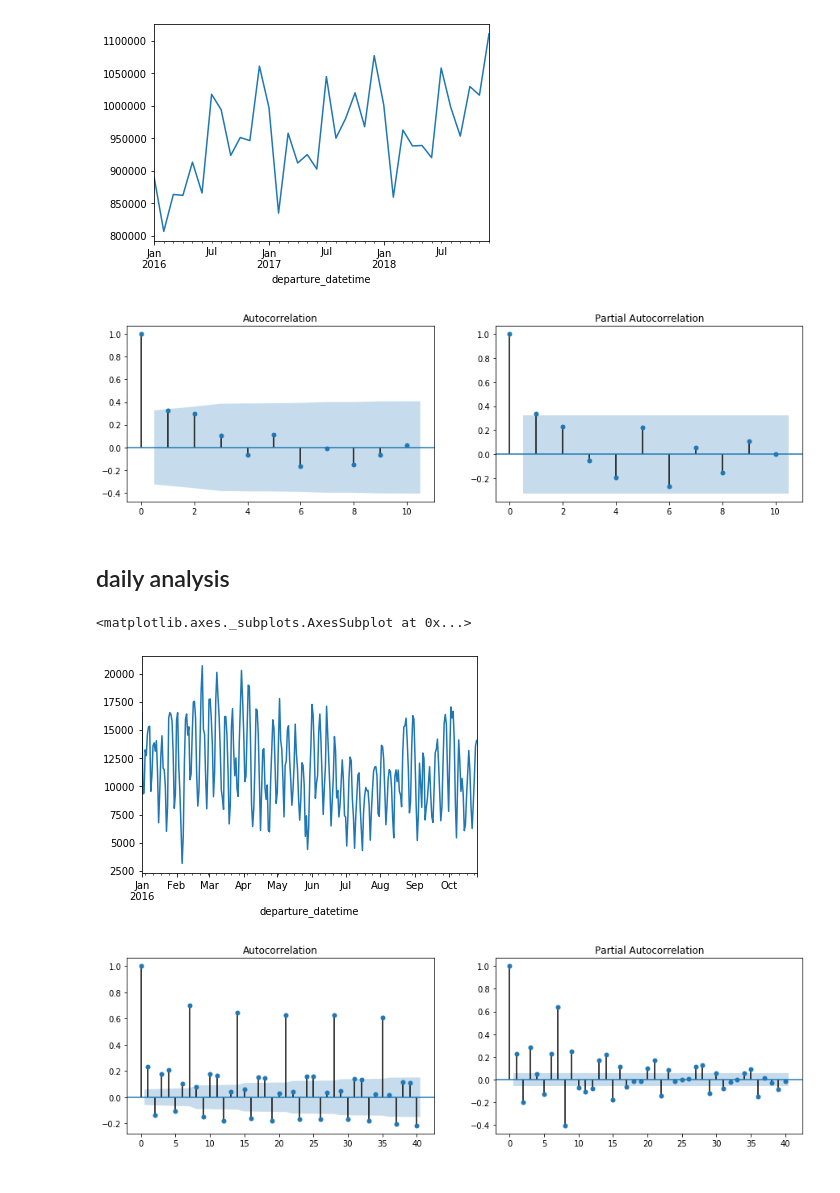
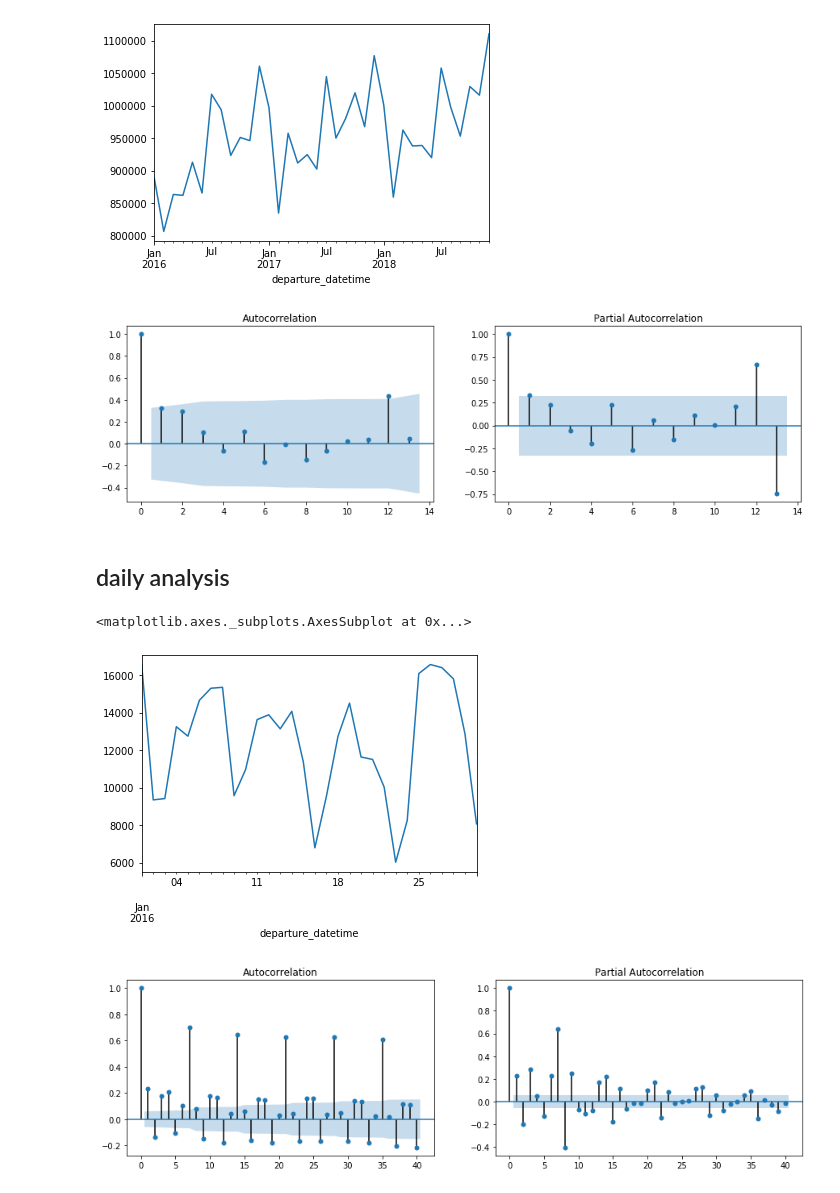
Before and after one commit to welberthdouglas/Civil_Aviation_ML, a Jupyter notebook: CA_SP-RJ.ipynb, the cells around one changed output. Saved outputs shown, nothing was run; the diff lists cells and outputs as text; code cells hidden in the pictures.

```diff
--- a/CA_SP-RJ.ipynb
+++ b/CA_SP-RJ.ipynb
@@ -225,10 +215,10 @@ df_sp_grouped_month.n_passengers.plot()
 # %%
 fig, axes = plt.subplots(1, 2, figsize=(15,4))
 
-fig = plot_acf(df_sp_grouped_month.seats_pass_diff, lags=10, ax=axes[0])
-fig = plot_pacf(df_sp_grouped_month.seats_pass_diff, lags=10, ax=axes[1])
+fig = plot_acf(df_sp_grouped_month.seats_pass_diff, lags=13, ax=axes[0])
+fig = plot_pacf(df_sp_grouped_month.seats_pass_diff, lags=13, ax=axes[1])
 # %% [output]
-[figure, old version]
+[figure, new version]
 # %%
 #result = seasonal_decompose(df_sp_grouped_month['n_passengers'], model='additive', period=12)
 #result.plot()
@@ -245,10 +235,10 @@ df_sp_grouped_day = df_sp.resample('D', on ='departure_datetime').sum()[['n_seat
 
 df_sp_grouped_day['seats_pass_diff'] =  df_sp_grouped_day.n_seats_offered -df_sp_grouped_day.n_passengers
 # %%
-df_sp_grouped_day.seats_pass_diff.head(300).plot()
+df_sp_grouped_day.seats_pass_diff.head(30).plot()
 # %% [output]
 <matplotlib.axes._subplots.AxesSubplot at 0x...>
-[figure, old version]
+[figure, new version]
 # %%
 fig, axes = plt.subplots(1, 2, figsize=(15,4))
 
```
Also changed, not shown: parts of 32 cells of this notebook.
